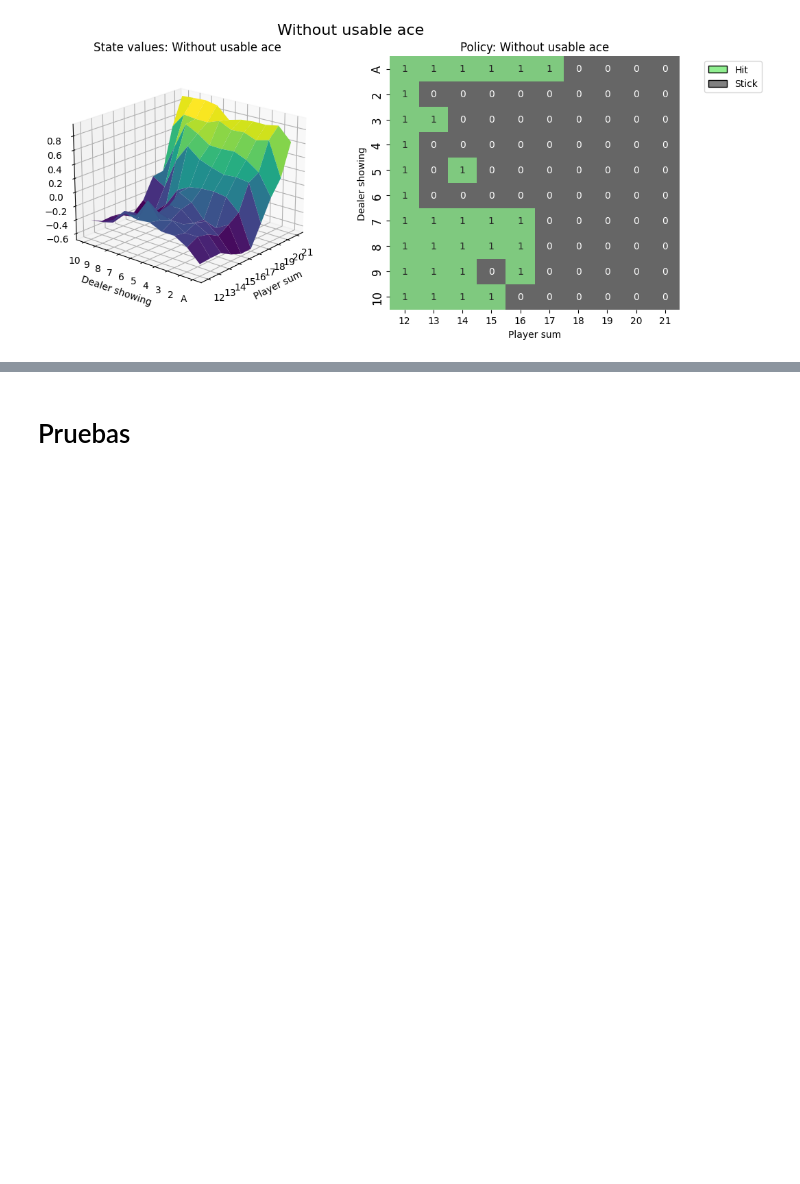
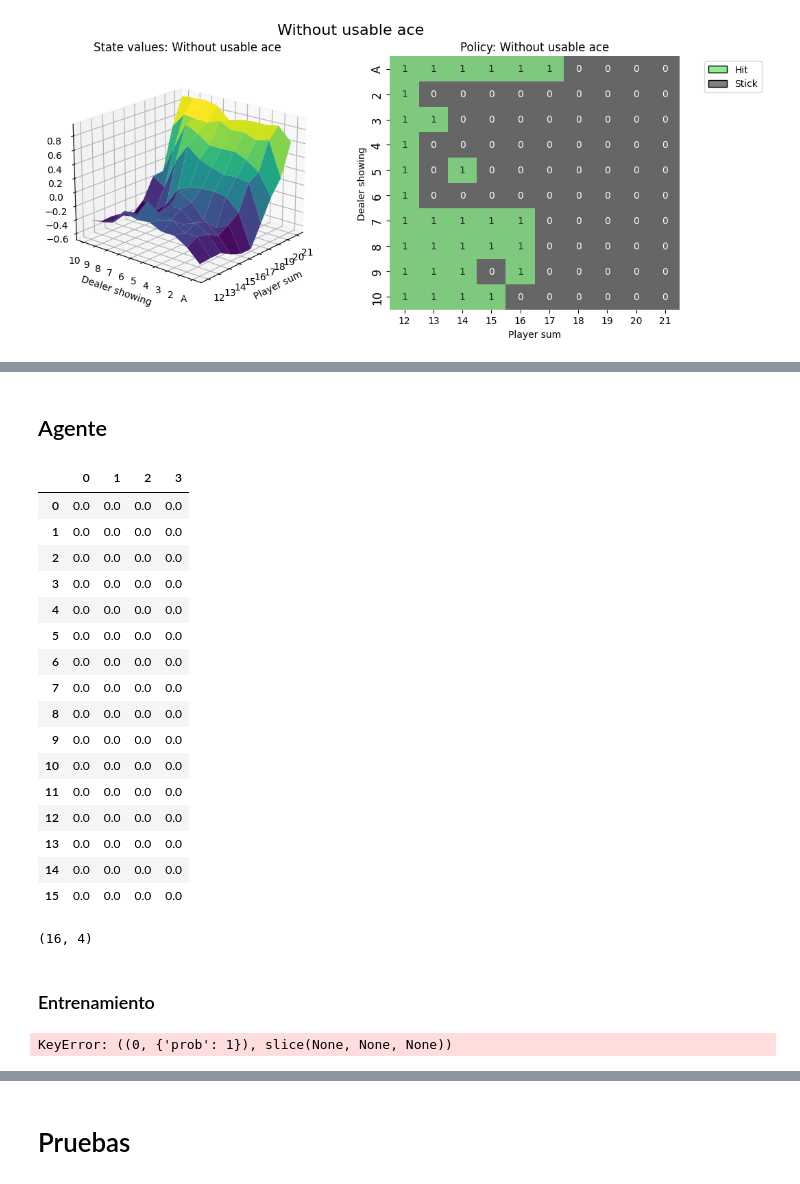
Before and after one commit to GiamoSalerno/Aprendizaje_por_Refuerzo, a Jupyter notebook: Práctica/qlearning.ipynb, the cells around one changed output, grey strips where cells are left out. Saved outputs shown, nothing was run; the diff lists cells and outputs as text; code cells hidden in the pictures; blank space fills up the shorter version.

Commit message:
SARSA

```diff
--- a/Práctica/qlearning.ipynb
+++ b/Práctica/qlearning.ipynb
@@ -63,9 +67,6 @@ max_episodes = 13   # número máximo de episodios
 fresh_time = 0.3    # tiempo de actualización entre episodios
 # %%
 def build_q_table(n_states, actions):
-    table = pd.DataFrame(np.zeros((n_states, len(actions))),
-                         columns= actions)
+    table = pd.DataFrame(np.zeros((n_states, actions)))
     # print(table)
     return table
-
-build_q_table(6, ['left', 'right'])
@@ -359,0 +376,3 @@ env.close()
+# %%
+env = gym.make('FrozenLake-v1', render_mode = 'human')
+observation, info = env.reset()
@@ -359,0 +403,2 @@ env.close()
+# %% [markdown]
+## Agente
@@ -359,0 +411,29 @@ env.close()
+# %%
+# Estados y Q-Table
+
+n_states = env.observation_space.n # n representa el número total de distintos estados
+n_actions = env.action_space.n
+Q = build_q_table(n_states, n_actions)
+Q
+# %% [output]
+|  | 0 | 1 | 2 | 3 |
+| 0 | 0.0 | 0.0 | 0.0 | 0.0 |
+| 1 | 0.0 | 0.0 | 0.0 | 0.0 |
+| 2 | 0.0 | 0.0 | 0.0 | 0.0 |
+| 3 | 0.0 | 0.0 | 0.0 | 0.0 |
+| 4 | 0.0 | 0.0 | 0.0 | 0.0 |
+| 5 | 0.0 | 0.0 | 0.0 | 0.0 |
+| 6 | 0.0 | 0.0 | 0.0 | 0.0 |
+| 7 | 0.0 | 0.0 | 0.0 | 0.0 |
+| 8 | 0.0 | 0.0 | 0.0 | 0.0 |
+| 9 | 0.0 | 0.0 | 0.0 | 0.0 |
+| 10 | 0.0 | 0.0 | 0.0 | 0.0 |
+| 11 | 0.0 | 0.0 | 0.0 | 0.0 |
+| 12 | 0.0 | 0.0 | 0.0 | 0.0 |
+| 13 | 0.0 | 0.0 | 0.0 | 0.0 |
+| 14 | 0.0 | 0.0 | 0.0 | 0.0 |
+| 15 | 0.0 | 0.0 | 0.0 | 0.0 |
+# %%
+Q.shape
+# %% [output]
+(16, 4)
@@ -359,0 +475,8 @@ env.close()
+# %% [markdown]
+### Entrenamiento
+# %%
+n_episodes = 1000
+
+Q, reward_array = sarsa(alpha, gamma, epsilon, n_episodes)
+# %% [output]
+KeyError: ((0, {'prob': 1}), slice(None, None, None))
```
Also changed, not shown: parts of 30 cells of this notebook.
